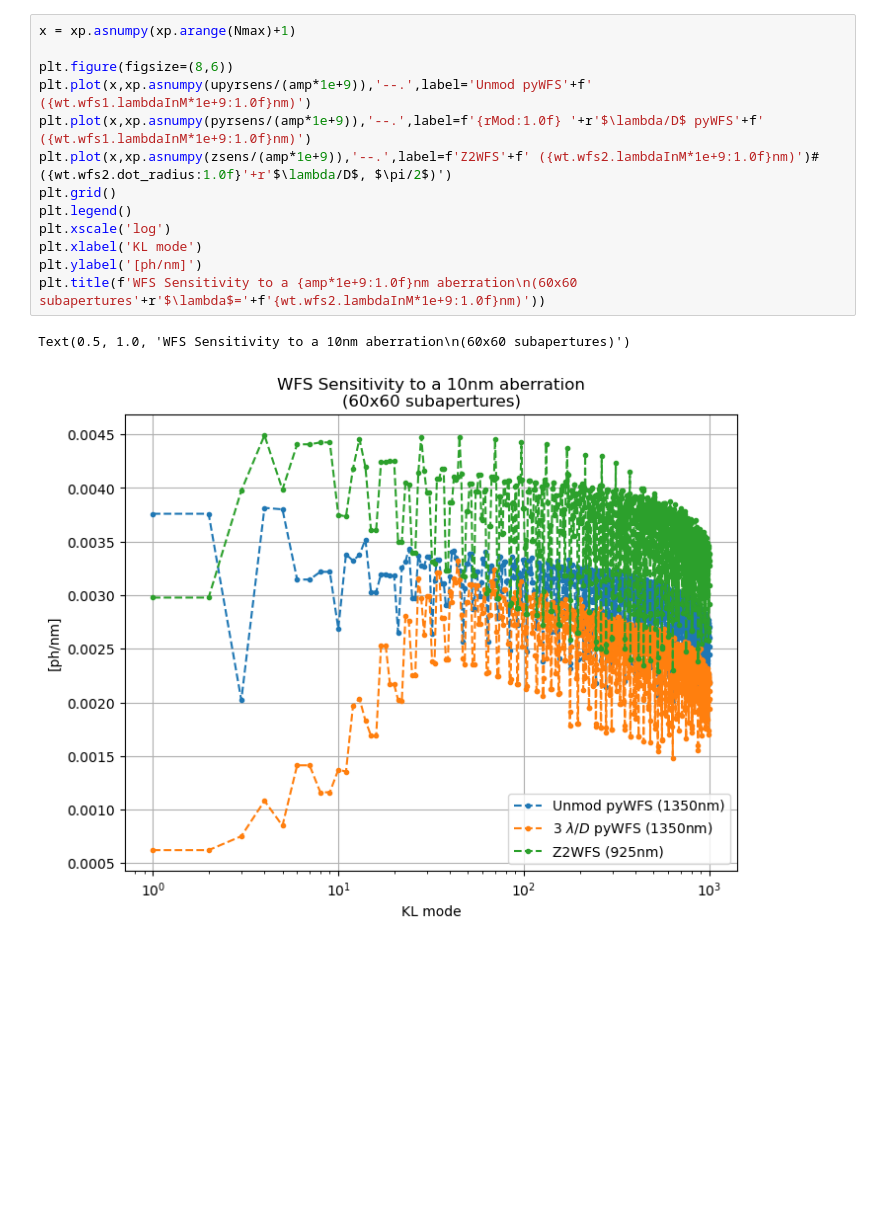
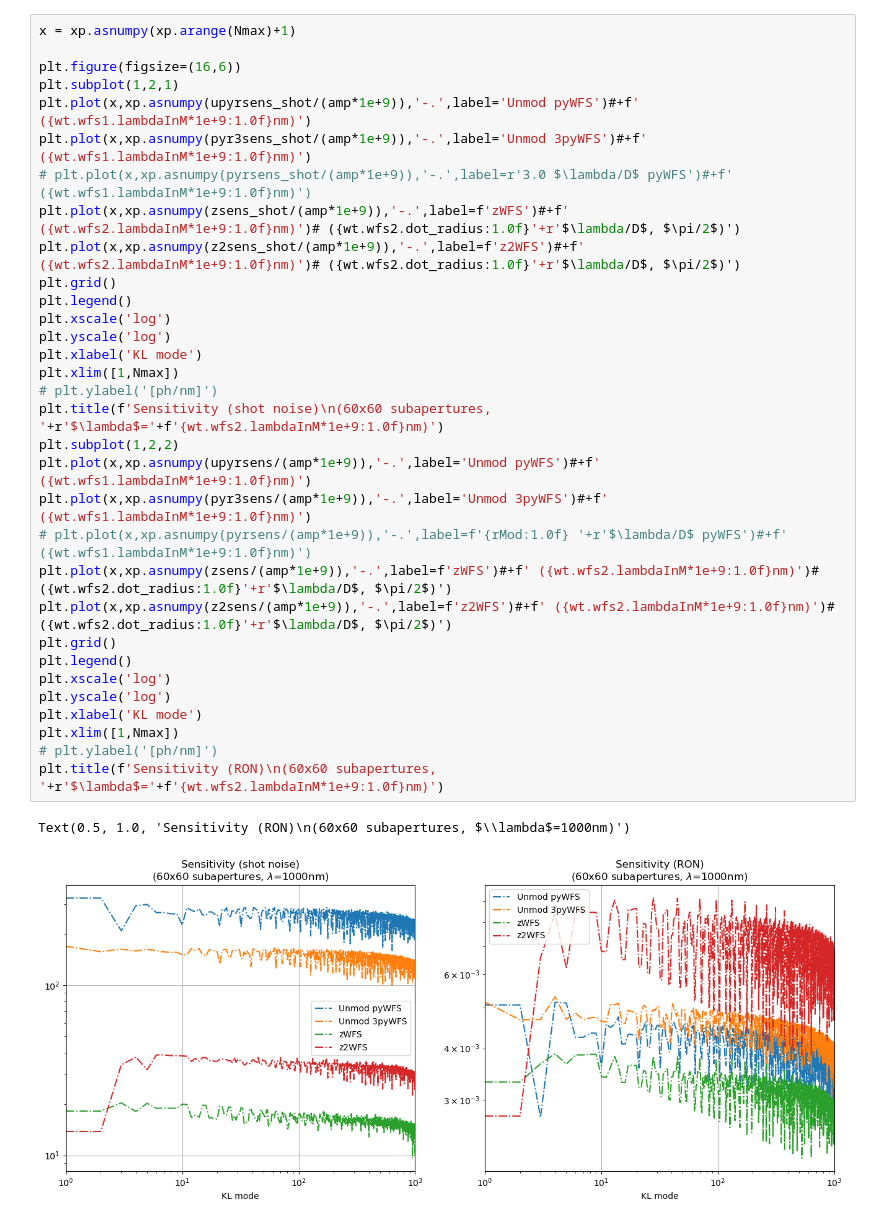
Before and after one commit to ArcetriAdaptiveOptics/ekarus, a Jupyter notebook: ekarus/notebooks/pyrPinna.ipynb, the cells around one changed output. Cells and saved outputs as stored; diff of their text form; blank space fills up the shorter version.

```diff
--- a/ekarus/notebooks/pyrPinna.ipynb
+++ b/ekarus/notebooks/pyrPinna.ipynb
@@ -232,16 +372,35 @@ Text(0, 0.5, 'Sensitivity [ph/nm]')
 # %%
 x = xp.asnumpy(xp.arange(Nmax)+1)
 
-plt.figure(figsize=(8,6))
-plt.plot(x,xp.asnumpy(upyrsens/(amp*1e+9)),'--.',label='Unmod pyWFS'+f' ({wt.wfs1.lambdaInM*1e+9:1.0f}nm)')
-plt.plot(x,xp.asnumpy(pyrsens/(amp*1e+9)),'--.',label=f'{rMod:1.0f} '+r'$\lambda/D$ pyWFS'+f' ({wt.wfs1.lambdaInM*1e+9:1.0f}nm)')
-plt.plot(x,xp.asnumpy(zsens/(amp*1e+9)),'--.',label=f'Z2WFS'+f' ({wt.wfs2.lambdaInM*1e+9:1.0f}nm)')# ({wt.wfs2.dot_radius:1.0f}'+r'$\lambda/D$, $\pi/2$)')
+plt.figure(figsize=(16,6))
+plt.subplot(1,2,1)
+plt.plot(x,xp.asnumpy(upyrsens_shot/(amp*1e+9)),'-.',label='Unmod pyWFS')#+f' ({wt.wfs1.lambdaInM*1e+9:1.0f}nm)')
+plt.plot(x,xp.asnumpy(pyr3sens_shot/(amp*1e+9)),'-.',label='Unmod 3pyWFS')#+f' ({wt.wfs1.lambdaInM*1e+9:1.0f}nm)')
+# plt.plot(x,xp.asnumpy(pyrsens_shot/(amp*1e+9)),'-.',label=r'3.0 $\lambda/D$ pyWFS')#+f' ({wt.wfs1.lambdaInM*1e+9:1.0f}nm)')
+plt.plot(x,xp.asnumpy(zsens_shot/(amp*1e+9)),'-.',label=f'zWFS')#+f' ({wt.wfs2.lambdaInM*1e+9:1.0f}nm)')# ({wt.wfs2.dot_radius:1.0f}'+r'$\lambda/D$, $\pi/2$)')
+plt.plot(x,xp.asnumpy(z2sens_shot/(amp*1e+9)),'-.',label=f'z2WFS')#+f' ({wt.wfs2.lambdaInM*1e+9:1.0f}nm)')# ({wt.wfs2.dot_radius:1.0f}'+r'$\lambda/D$, $\pi/2$)')
 plt.grid()
 plt.legend()
 plt.xscale('log')
+plt.yscale('log')
 plt.xlabel('KL mode')
-plt.ylabel('[ph/nm]')
-plt.title(f'WFS Sensitivity to a {amp*1e+9:1.0f}nm aberration\n(60x60 subapertures'+r'$\lambda$='+f'{wt.wfs2.lambdaInM*1e+9:1.0f}nm)'))
+plt.xlim([1,Nmax])
+# plt.ylabel('[ph/nm]')
+plt.title(f'Sensitivity (shot noise)\n(60x60 subapertures, '+r'$\lambda$='+f'{wt.wfs2.lambdaInM*1e+9:1.0f}nm)')
+plt.subplot(1,2,2)
+plt.plot(x,xp.asnumpy(upyrsens/(amp*1e+9)),'-.',label='Unmod pyWFS')#+f' ({wt.wfs1.lambdaInM*1e+9:1.0f}nm)')
+plt.plot(x,xp.asnumpy(pyr3sens/(amp*1e+9)),'-.',label='Unmod 3pyWFS')#+f' ({wt.wfs1.lambdaInM*1e+9:1.0f}nm)')
+# plt.plot(x,xp.asnumpy(pyrsens/(amp*1e+9)),'-.',label=f'{rMod:1.0f} '+r'$\lambda/D$ pyWFS')#+f' ({wt.wfs1.lambdaInM*1e+9:1.0f}nm)')
+plt.plot(x,xp.asnumpy(zsens/(amp*1e+9)),'-.',label=f'zWFS')#+f' ({wt.wfs2.lambdaInM*1e+9:1.0f}nm)')# ({wt.wfs2.dot_radius:1.0f}'+r'$\lambda/D$, $\pi/2$)')
+plt.plot(x,xp.asnumpy(z2sens/(amp*1e+9)),'-.',label=f'z2WFS')#+f' ({wt.wfs2.lambdaInM*1e+9:1.0f}nm)')# ({wt.wfs2.dot_radius:1.0f}'+r'$\lambda/D$, $\pi/2$)')
+plt.grid()
+plt.legend()
+plt.xscale('log')
+plt.yscale('log')
+plt.xlabel('KL mode')
+plt.xlim([1,Nmax])
+# plt.ylabel('[ph/nm]')
+plt.title(f'Sensitivity (RON)\n(60x60 subapertures, '+r'$\lambda$='+f'{wt.wfs2.lambdaInM*1e+9:1.0f}nm)')
 # %% [output]
-Text(0.5, 1.0, 'WFS Sensitivity to a 10nm aberration\n(60x60 subapertures)')
+Text(0.5, 1.0, 'Sensitivity (RON)\n(60x60 subapertures, $\\lambda$=1000nm)')
-[figure, old version]
+[figure, new version]
```
Also changed, not shown: parts of 20 cells of this notebook, 6 other files.
